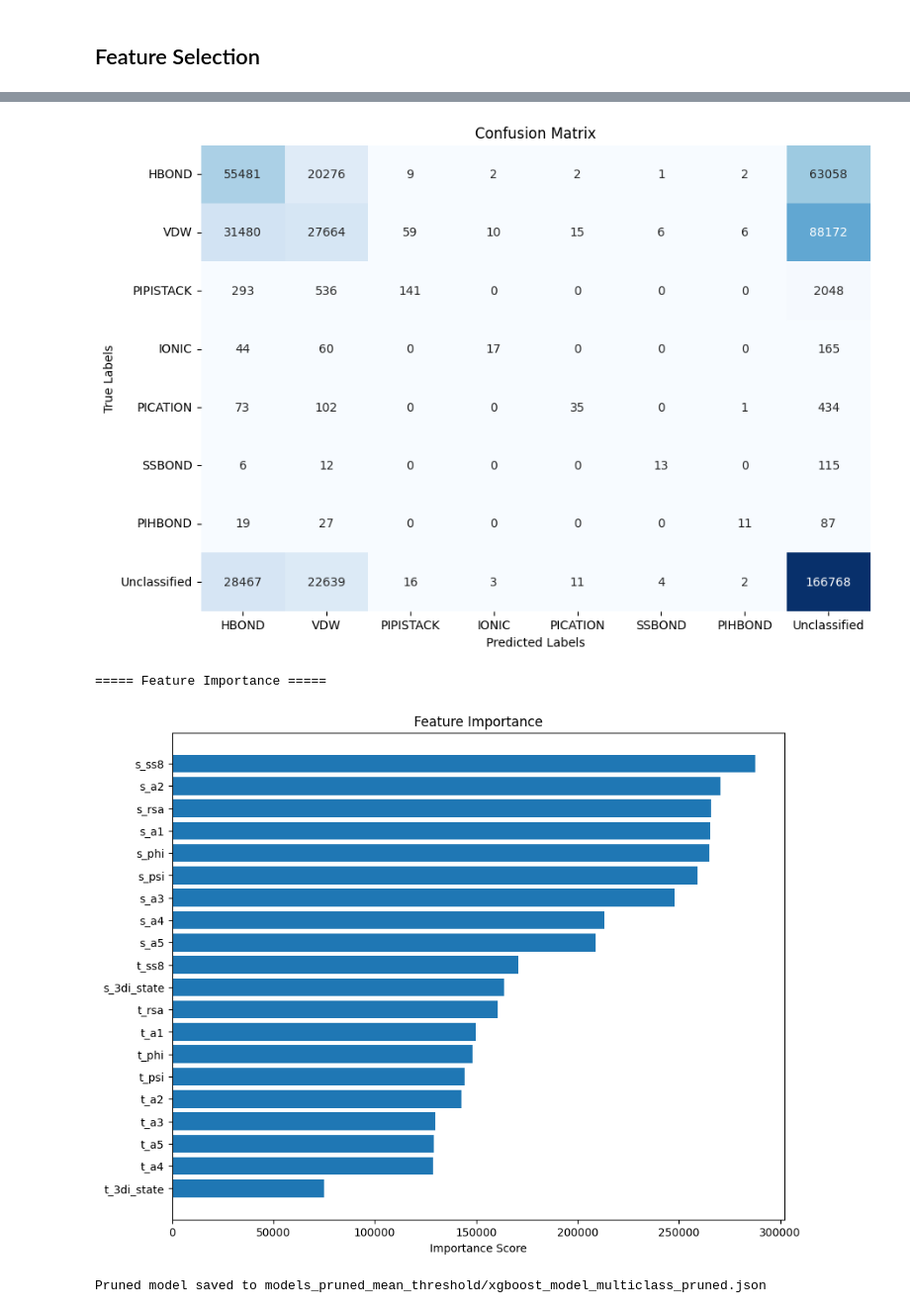
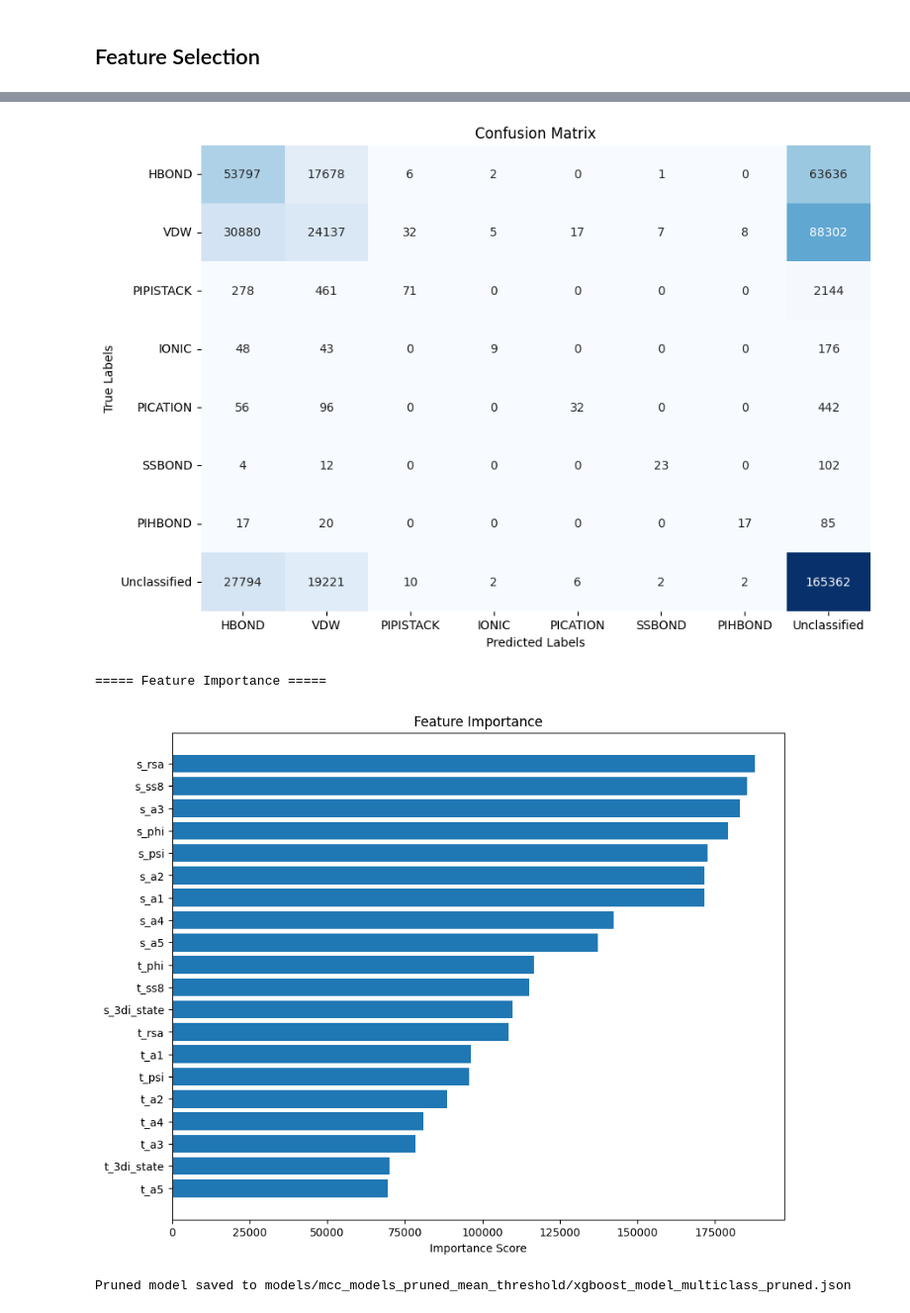
Before and after one commit to dvdbaggio/Contacts-Classification, a Jupyter notebook: contacts_prediction_mcc.ipynb, the cells around one changed output, grey strips where cells are left out. Shown at 99% size. Saved outputs shown, nothing was run; the diff lists cells and outputs as text; code cells hidden in the pictures.

Commit message:
update model hypeparams

```diff
--- a/contacts_prediction_mcc.ipynb
+++ b/contacts_prediction_mcc.ipynb
@@ -253,13 +256,13 @@ for label in sorted(class_distribution):
 # %%
 sampling_strategy = {
-    0: 444258,  # HBOND
-    1: 471719,  # VDW
-    2: 24501,  # PIPISTACK
+    0: 432384,  # HBOND
+    1: 458843,  # VDW
+    2: 9454,  # PIPISTACK
     3: 10000,  # IONIC
     4: 10000,  # PICATION
     5: 5000,  # SSBOND
     6: 5000,  # PIHBOND
-    7: 697309   # Unclassified
+    7: 679675   # Unclassified
 }
 
 oversample = SMOTE(sampling_strategy=sampling_strategy, random_state=42)
@@ -772,7 +734,7 @@ for i, model in enumerate(all_model_results):
 # %% [markdown]
 ## Feature Selection
 # %%
-model_path = '/models/mcc_models/xgboost_model_mcc.json'
+model_path = os.path.join(path, 'models/mcc_models/xgboost_model_mcc.json')
 model = xgb.Booster()
 model.load_model(model_path)
 
@@ -843,26 +805,6 @@ fs_model = xgb.train(
 
 evaluate_model(fs_model, X_test, y_test, feature_names, selected_feature_indices=selected_feature_indices)
 
-# # Evaluate the new multi-class model
-# # For multi-class, predict returns probabilities for each class
-# y_pred_selected_prob = fs_model.predict(dtest_selected)
-# # Convert probabilities to class predictions
-# y_pred_selected = np.argmax(y_pred_selected_prob, axis=1)
-
-# # Calculate multi-class metrics
-# selected_accuracy = accuracy_score(y_test, y_pred_selected)
-# selected_bal_accuracy = balanced_accuracy_score(y_test, y_pred_selected)
-# selected_mcc = matthews_corrcoef(y_test, y_pred_selected)
-# selected_auc_roc = roc_auc_score(y_test, y_pred_selected_prob)
-# selected_ap = average_precision_score(y_test, y_pred_selected_prob, average='macro')
-
-# print("\n----- Model Performance with Selected Features -----")
-# print(f"Accuracy: {selected_accuracy:.4f}")
-# print(f"Balanced Accuracy: {selected_bal_accuracy:.4f}")
-# print(f"Matthews Correlation Coefficient: {selected_mcc:.4f}")
-# print(f"AUC-ROC: {selected_auc_roc:.4f}")
-# print(f"Average Precision: {selected_ap:.4f}")
-
 # Save the pruned model
 output_dir = 'models/mcc_models_pruned_mean_threshold'
 os.makedirs(output_dir, exist_ok=True)
@@ -893,4 +838,4 @@ Inference Time (ms)   61048.1369
 [figure]
 ===== Feature Importance =====
-[figure, old version]
+[figure, new version]
-Pruned model saved to models_pruned_mean_threshold/xgboost_model_multiclass_pruned.json
+Pruned model saved to models/mcc_models_pruned_mean_threshold/xgboost_model_multiclass_pruned.json
```
Also changed, not shown: parts of 11 cells of this notebook, 4 other files.
